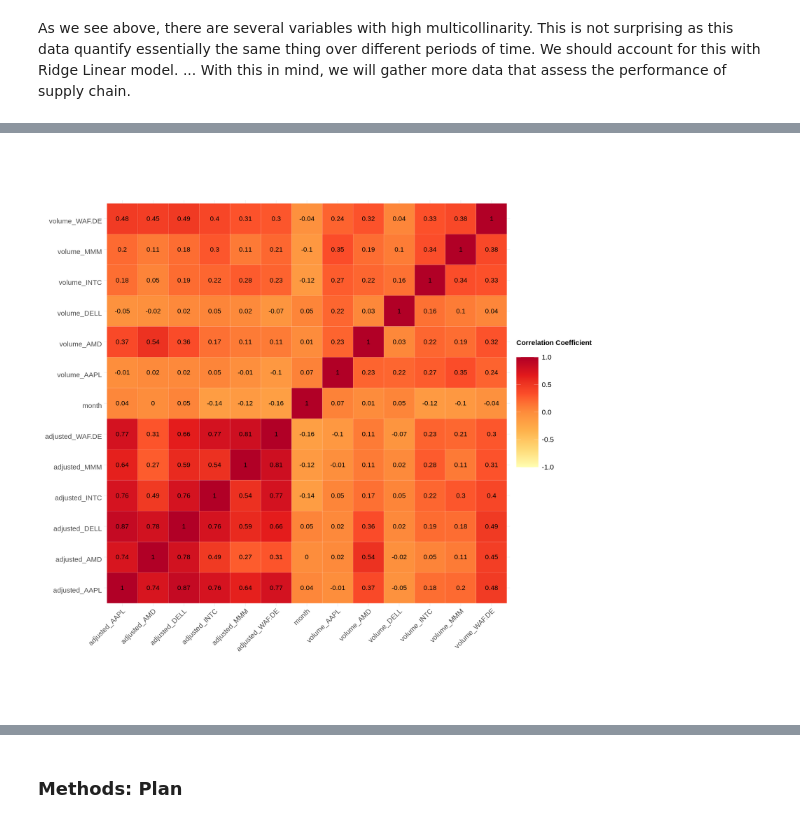
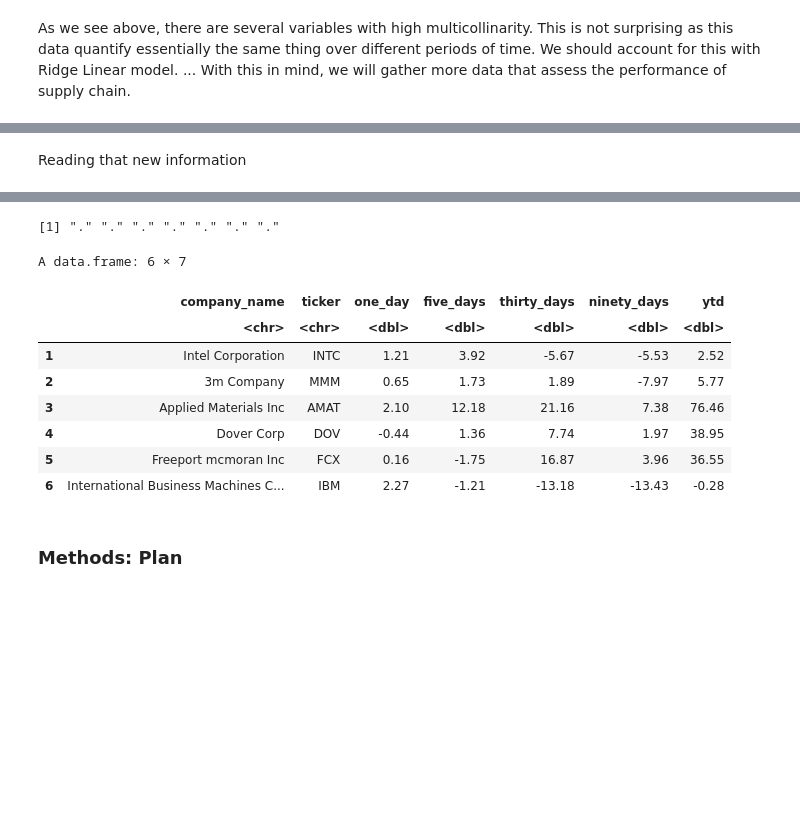
Before and after one commit to nkoda/STAT301, a Jupyter notebook: project_proposal.ipynb, the cells around one changed output, grey strips where cells are left out. Drawn from its saved outputs; the diff is of its cells as text; code cells hidden in the pictures; blank space fills up the shorter version.

Commit message:
Moved  Supplier Data Info + Methodology Info

```diff
--- a/project_proposal.ipynb
+++ b/project_proposal.ipynb
@@ -279,28 +282,44 @@ A tibble: 6 × 3
+# %% [markdown]
+Reading that new information
+# %%
+pop <- read_html("https://csimarket.com/stocks/competitionNO2.php?supply&code=INTC")
 # %%
-plt_index_corr_matrix <- corr_matrix_intel_index %>%
-  ggplot(aes(var1, var2)) +
-  geom_tile(aes(fill = corr), color = "white") +
-  scale_fill_distiller("Correlation Coefficient \n",
-    palette = "YlOrRd",
-    direction = 1, limits = c(-1, 1)
-  ) +
-  labs(x = "", y = "") +
-  theme_minimal() +
-  theme(
-    axis.text.x = element_text(
-      angle = 45, vjust = 1,
-      size = 18, hjust = 1
-    ),
-    axis.text.y = element_text(
-      vjust = 1,
-      size = 18, hjust = 1
-    ),
-    legend.title = element_text(size = 18, face = "bold"),
-    legend.text = element_text(size = 18),
-    legend.key.size = unit(2, "cm")
-  ) +
-  coord_fixed() +
-  geom_text(aes(var2, var1, label = round(corr, 2)), color = "black", size = 6)
-plt_index_corr_matrix
+#First, getting the info
+company_name <- paste(".block a",sep=",")
+company_name_node <- html_nodes(pop, company_name)
+company_name_text <- html_text(company_name_node)%>% data.frame()
+
+ticker <- paste(".ff00",".dae",sep=",")
+ticker_node <- html_nodes(pop, ticker)
+ticker_text <- html_text(ticker_node)%>% data.frame()
+
+one_day<- paste(".ff00+ .ac" , ".dae+ .f11", sep=",")
+one_day_node <- html_nodes(pop, one_day)
+one_day_text <- html_text(one_day_node)%>% parse_number()%>%data.frame()
+
+five_days <- paste(".ddd:nth-child(4)" , ".subcomp11:nth-child(4)", sep= ",")
+five_days_node <- html_nodes(pop, five_days)
+five_days_text <- html_text(five_days_node)%>% parse_number()%>%data.frame()
+
+thirty_days <- paste(".subcomp11:nth-child(5)" , ".svjetlirub:nth-child(5)", sep= ",")
+thirty_days_node <- html_nodes(pop, thirty_days)
+thirty_days_text <- html_text(thirty_days_node)%>% parse_number()%>%data.frame()
+
+ninety_days <- paste(".subcomp11:nth-child(6)" , ".ddd~ .ddd", sep= ",")
+ninety_days_node <- html_nodes(pop, ninety_days)
+ninety_days_text <- html_text(ninety_days_node)%>% parse_number()%>%data.frame()
+
+year <- paste(".subcomp11:nth-child(7)", ".svjetlirub:nth-child(7)",sep=",")
+year_nodes <- html_nodes(pop, year)
+year_text <- html_text(year_nodes)%>% parse_number()%>%data.frame()
+
+#Merging the Data
+suppliers_data <- cbind(company_name_text, ticker_text, one_day_text, five_days_text, thirty_days_text, ninety_days_text, year_text)
+colnames(suppliers_data, do.NULL = FALSE)
+colnames(suppliers_data) <- c("company_name","ticker", "one_day", "five_days", "thirty_days","ninety_days", "ytd")
+
+#Dropping Null values
+suppliers_data <- drop_na(suppliers_data)
+
+head(suppliers_data)
 # %% [output]
-[figure, removed]
@@ -307,3 +343,13 @@ plt_index_corr_matrix
+[1] "." "." "." "." "." "." "."
+A data.frame: 6 × 7
+|  | company_name | ticker | one_day | five_days | thirty_days | ninety_days | ytd |
+|  | <chr> | <chr> | <dbl> | <dbl> | <dbl> | <dbl> | <dbl> |
+| 1 | Intel Corporation | INTC | 1.21 | 3.92 | -5.67 | -5.53 | 2.52 |
+| 2 | 3m Company | MMM | 0.65 | 1.73 | 1.89 | -7.97 | 5.77 |
+| 3 | Applied Materials Inc | AMAT | 2.10 | 12.18 | 21.16 | 7.38 | 76.46 |
+| 4 | Dover Corp | DOV | -0.44 | 1.36 | 7.74 | 1.97 | 38.95 |
+| 5 | Freeport mcmoran Inc | FCX | 0.16 | -1.75 | 16.87 | 3.96 | 36.55 |
+| 6 | International Business Machines C... | IBM | 2.27 | -1.21 | -13.18 | -13.43 | -0.28 |
 # %% [markdown]
 ### Methods: Plan
 # %% [markdown]
```
Also changed, not shown: parts of 7 cells of this notebook.
